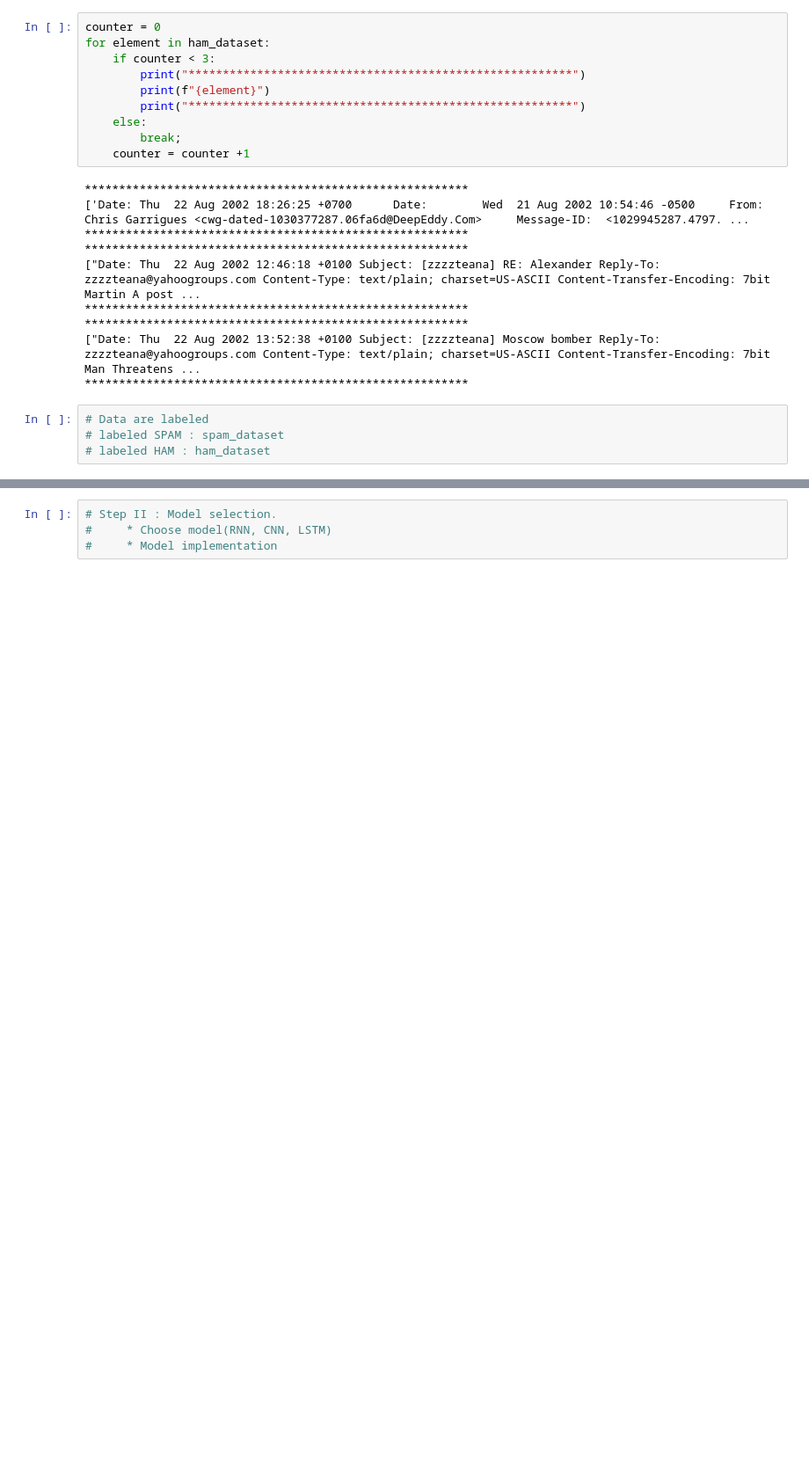
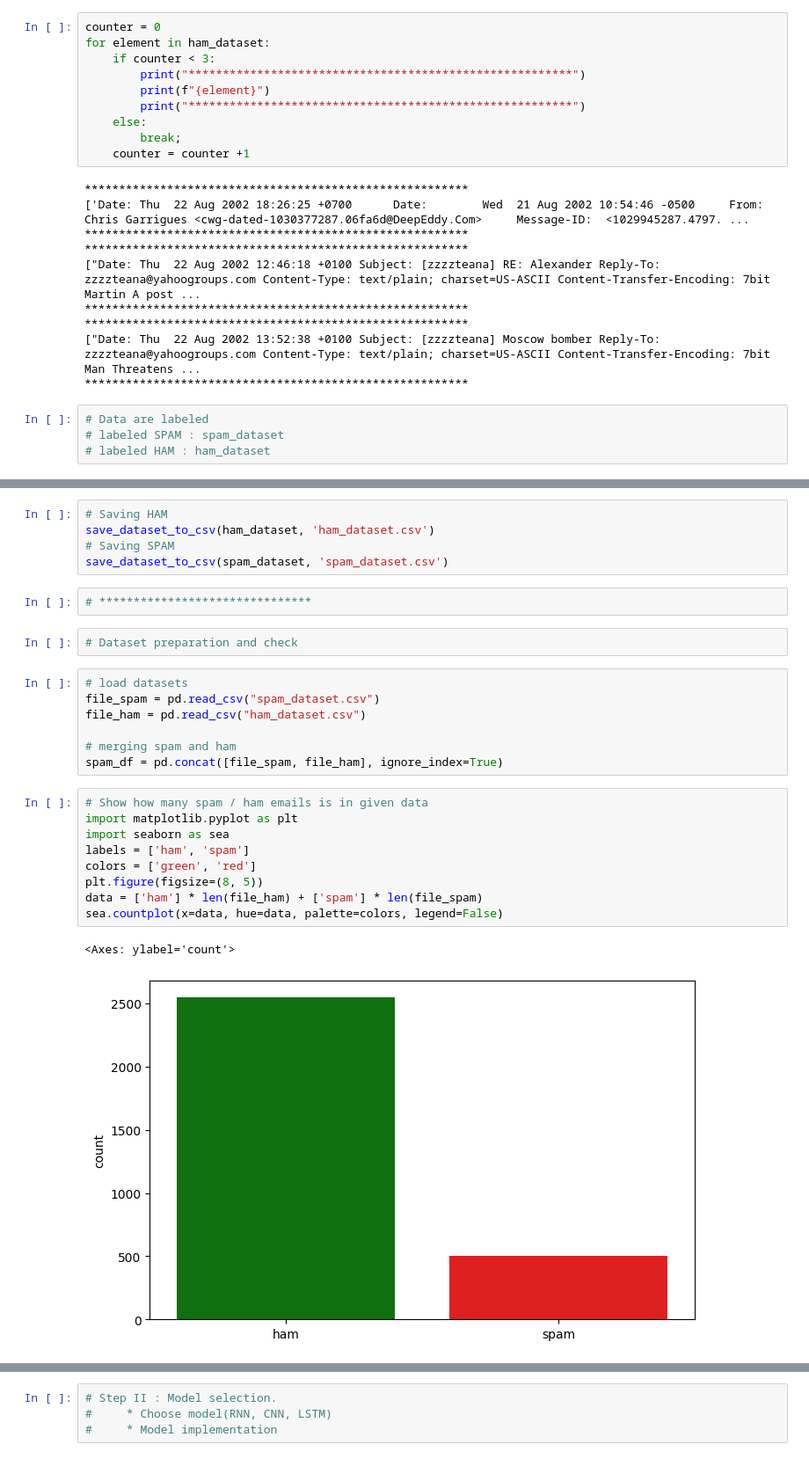
Before and after one commit to LukasZlocki/deep_learning_spam_assasin, a Jupyter notebook: deep_learning_spam_assasin.ipynb, the cells around one changed output, grey strips where cells are left out. Shown at 88% size. Drawn from its saved outputs; the diff is of its cells as text; blank space fills up the shorter version.

Commit message:
add dataset preparation. add dataset checks

```diff
--- a/deep_learning_spam_assasin.ipynb
+++ b/deep_learning_spam_assasin.ipynb
@@ -251,0 +275,28 @@ for element in ham_dataset:
+# %%
+# Saving HAM
+save_dataset_to_csv(ham_dataset, 'ham_dataset.csv')
+# Saving SPAM
+save_dataset_to_csv(spam_dataset, 'spam_dataset.csv')
+# %%
+# *******************************
+# %%
+# Dataset preparation and check
+# %%
+# load datasets
+file_spam = pd.read_csv("spam_dataset.csv")
+file_ham = pd.read_csv("ham_dataset.csv")
+
+# merging spam and ham
+spam_df = pd.concat([file_spam, file_ham], ignore_index=True)
+# %%
+# Show how many spam / ham emails is in given data
+import matplotlib.pyplot as plt
+import seaborn as sea
+labels = ['ham', 'spam']
+colors = ['green', 'red']
+plt.figure(figsize=(8, 5))
+data = ['ham'] * len(file_ham) + ['spam'] * len(file_spam)
+sea.countplot(x=data, hue=data, palette=colors, legend=False)
+# %% [output]
+<Axes: ylabel='count'>
+[figure, added]
```
Also changed, not shown: parts of 5 cells of this notebook.
